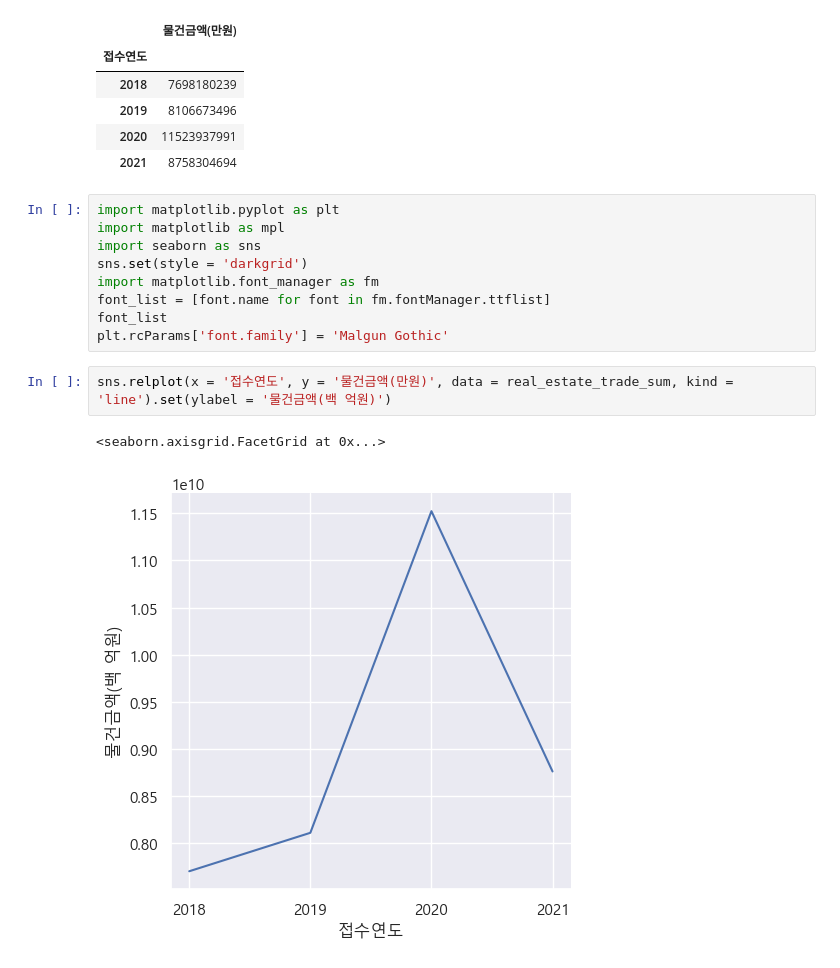
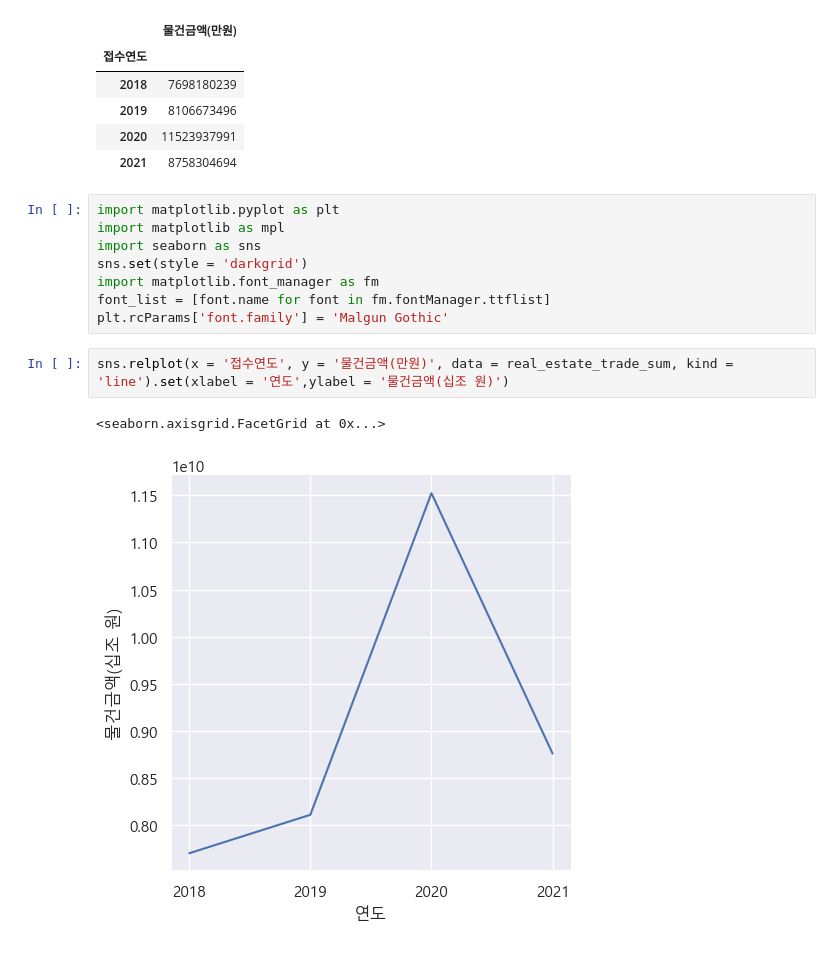
Before and after one commit to HyeongSeok-Park/3D_modeling_market_size_research, a Jupyter notebook: 3D_modeling_market_size_research.ipynb, the cells around one changed output. Saved outputs shown, nothing was run; the diff lists cells and outputs as text.

```diff
--- a/3D_modeling_market_size_research.ipynb
+++ b/3D_modeling_market_size_research.ipynb
@@ -147,10 +149,9 @@ import seaborn as sns
 sns.set(style = 'darkgrid')
 import matplotlib.font_manager as fm
 font_list = [font.name for font in fm.fontManager.ttflist]
-font_list
 plt.rcParams['font.family'] = 'Malgun Gothic'
 # %%
-sns.relplot(x = '접수연도', y = '물건금액(만원)', data = real_estate_trade_sum, kind = 'line').set(ylabel = '물건금액(백 억원)')
+sns.relplot(x = '접수연도', y = '물건금액(만원)', data = real_estate_trade_sum, kind = 'line').set(xlabel = '연도',ylabel = '물건금액(십조 원)')
 # %% [output]
 <seaborn.axisgrid.FacetGrid at 0x...>
-[figure, old version]
+[figure, new version]
```
Also changed, not shown: parts of 7 cells of this notebook.
